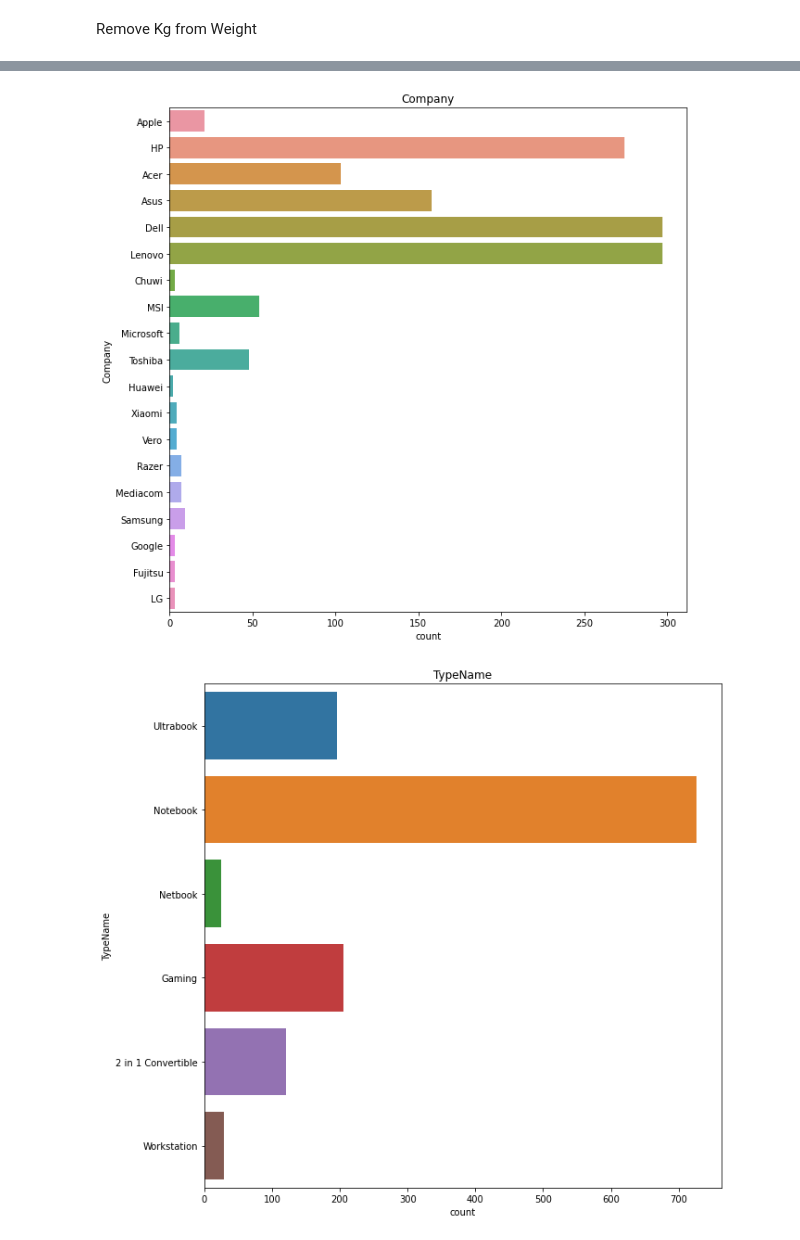
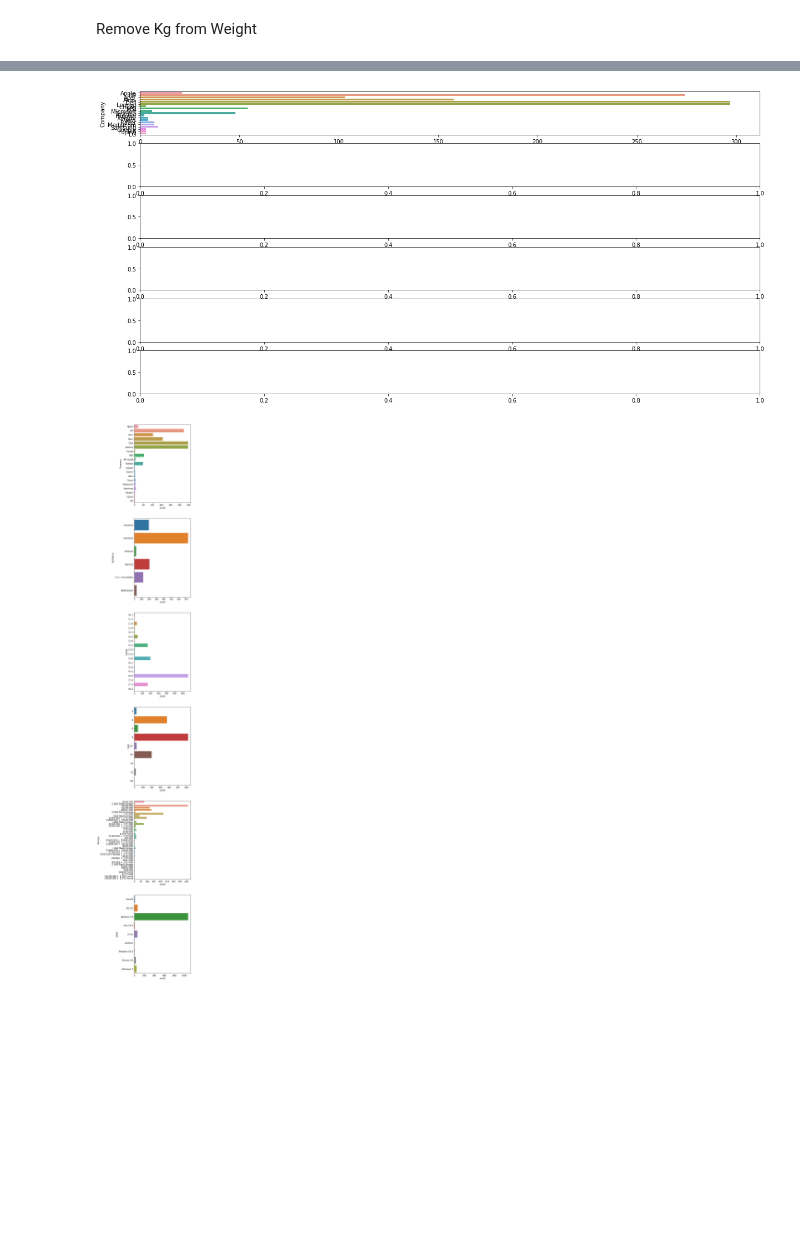
Before and after one commit to trizkynoviandy/laptop-price-prediction, a Jupyter notebook: laptop_price_prediction.ipynb, the cells around one changed output, grey strips where cells are left out. Drawn from its saved outputs; the diff is of its cells as text; code cells hidden in the pictures; blank space fills up the shorter version.

```diff
--- a/laptop_price_prediction.ipynb
+++ b/laptop_price_prediction.ipynb
@@ -61,14 +62,30 @@ df.head()
 | 2 | HP | 250 G6 | Notebook | 15.6 | Full HD 1920x1080 | Intel Core i5 7200U 2.5GHz | 8 | 256GB SSD | Intel HD Graphics 620 | No OS | ... |
 | 3 | Apple | MacBook Pro | Ultrabook | 15.4 | IPS Panel Retina Display 2880x1800 | Intel Core i7 2.7GHz | 16 | 512GB SSD | AMD Radeon Pro 455 | macOS | ... |
 | 4 | Apple | MacBook Pro | Ultrabook | 13.3 | IPS Panel Retina Display 2560x1600 | Intel Core i5 3.1GHz | 8 | 256GB SSD | Intel Iris Plus Graphics 650 | macOS | ... |
+# %%
+fig, axes = plt.subplots(6, 1, figsize=(20, 10))
+#axes[2,3].set_axis_off()
+
+sns.countplot(ax=axes[0], y="Company", data=df)
+# sns.barplot(ax=axes[0, 0], data=df, x='quality', y='fixed acidity')
+# sns.barplot(ax=axes[0, 1], data=df, x='quality', y='volatile acidity')
+# sns.barplot(ax=axes[0, 2], data=df, x='quality', y='citric acid')
+# sns.barplot(ax=axes[0, 3], data=df, x='quality', y='residual sugar')
+# sns.barplot(ax=axes[1, 0], data=df, x='quality', y='chlorides')
+# sns.barplot(ax=axes[1, 1], data=df, x='quality', y='free sulfur dioxide')
+# sns.barplot(ax=axes[1, 2], data=df, x='quality', y='total sulfur dioxide')
+# sns.barplot(ax=axes[1, 3], data=df, x='quality', y='density')
+# sns.barplot(ax=axes[2, 0], data=df, x='quality', y='pH')
+# sns.barplot(ax=axes[2, 1], data=df, x='quality', y='sulphates')
+# sns.barplot(ax=axes[2, 2], data=df, x='quality', y='alcohol')
+plt.show()
+# %% [output]
+[figure, added]
 # %%
 column = ["Company", "TypeName", "Inches", "Ram", "Memory", "OpSys"]
 
-for item in column:
-    plt.figure(figsize=(10, 10))
-    sns.countplot(y=item, data=df)
-    plt.title(item)
-    plt.show()
+fig, axes = plt.subplots(6, 1, figsize=(5, 50))
+for x, item in enumerate(column):
+    sns.countplot(ax=axes[x], y=item, data=df)
 # %% [output]
-[figure, old version]
+[figure, new version]
-[figure, removed]
```
Also changed, not shown: parts of 15 cells of this notebook.
